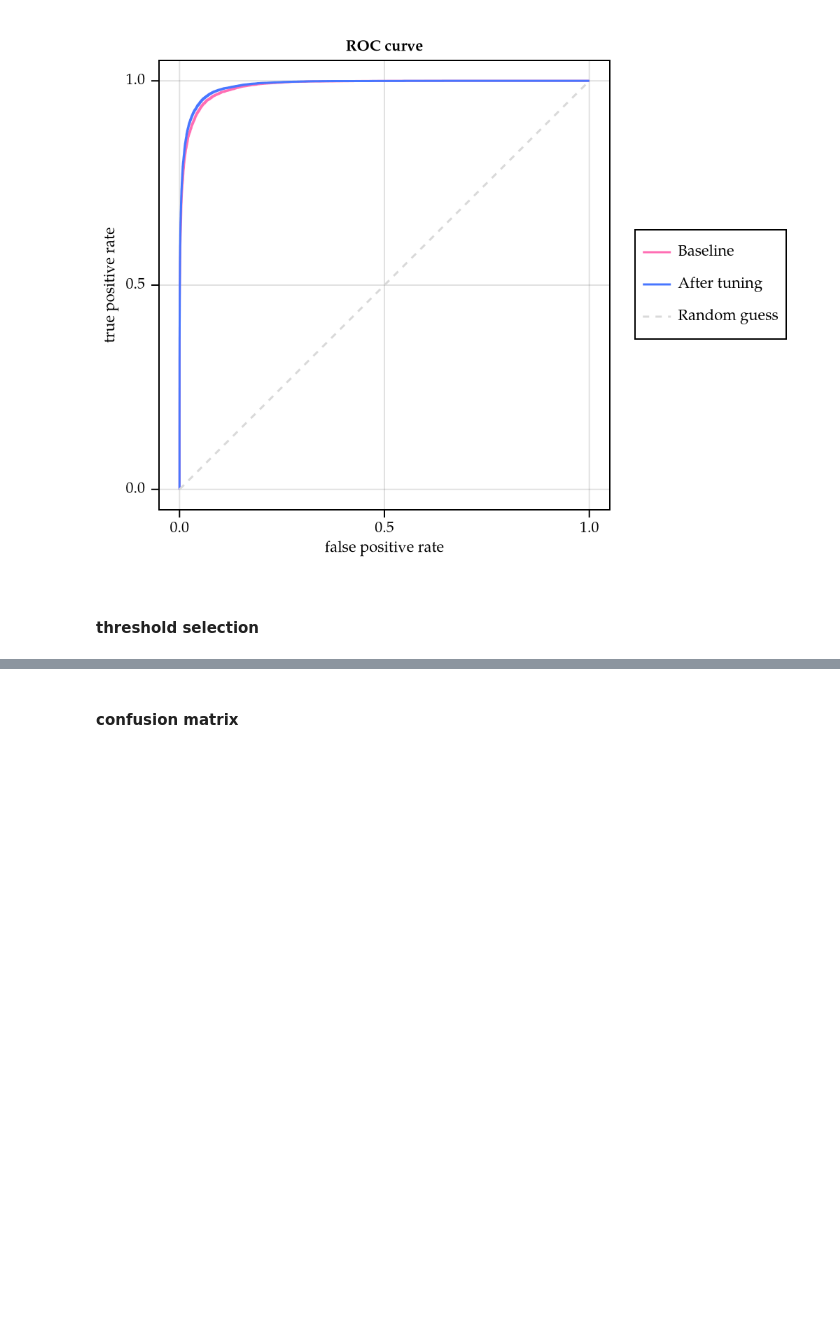
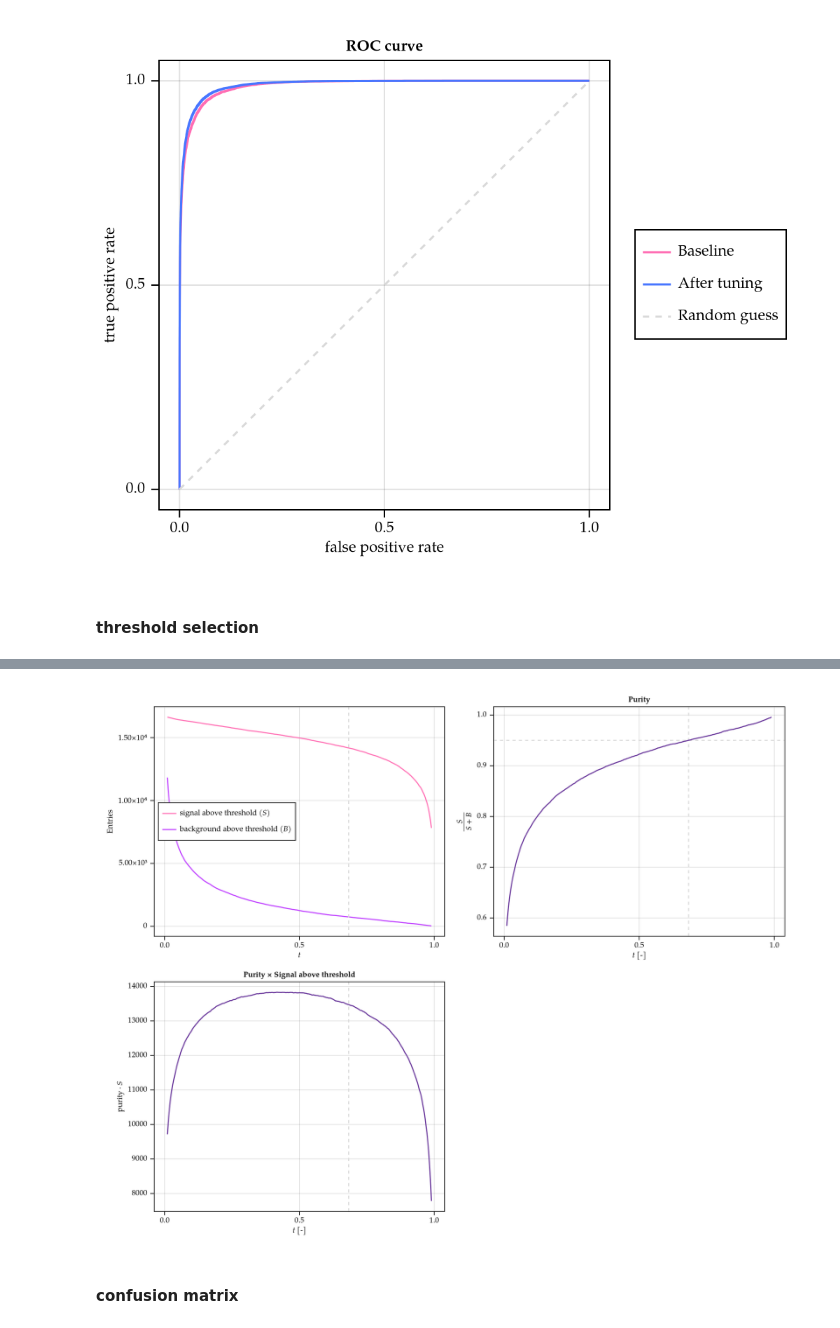
Before and after one commit to Arateniz/Project-MIDAS, a Jupyter notebook: decisiontreeclassifier.ipynb, the cells around one changed output, grey strips where cells are left out. Cells and saved outputs as stored; diff of their text form; code cells hidden in the pictures; blank space fills up the shorter version.

```diff
--- a/decisiontreeclassifier.ipynb
+++ b/decisiontreeclassifier.ipynb
@@ -1102,3 +999,84 @@ best_Z = 277.7223575514394
+# %%
+fig_threshold = Figure(; size=(1000,800))
+
+ax = Axis(
+    fig_threshold[1, 1],
+    xlabel = L"$t$",
+    ylabel = "Entries",
+)
+
+lines!(
+    thresholds,
+    S,
+    label = L"signal above threshold ($S$)",
+    color = :hotpink1
+)
+
+lines!(
+    thresholds,
+    B,
+    label = L"background above threshold ($B$)",
+    color = :darkorchid1
+)
+
+vlines!(
+    threshold,
+    linestyle = :dash,
+    color = :gray85
+)
+
+axislegend(
+    position = :lc
+)
+
+ax = Axis(
+    fig_threshold[1, 2],
+    title = "Purity",
+    xlabel = L"$t$ [-]",
+    ylabel = L"$\frac{S}{S+B}$",
+)
+
+hlines!(
+    0.95,
+    linestyle = :dash,
+    color = :gray85
+)
+
+vlines!(
+    threshold,
+    linestyle = :dash,
+    color = :gray85
+)
+
+lines!(
+    thresholds,
+    purity,
+    color = :rebeccapurple
+)
+
+ax = Axis(
+    fig_threshold[2, 1],
+    title = "Purity × Signal above threshold",
+    xlabel = L"$t$ [-]",
+    ylabel = L"purity$\cdot S$",
+)
+
+lines!(
+    thresholds,
+    S .* purity,
+    color = :rebeccapurple
+)
+
+vlines!(
+    threshold,
+    linestyle = :dash,
+    color = :gray85
+)
+
+save("figures/threshold.pdf", fig_threshold)
+fig_threshold
+# %% [output]
+[figure, new version]
 # %% [markdown]
 #### confusion matrix
 # %%
```
Also changed, not shown: parts of 23 cells of this notebook.
